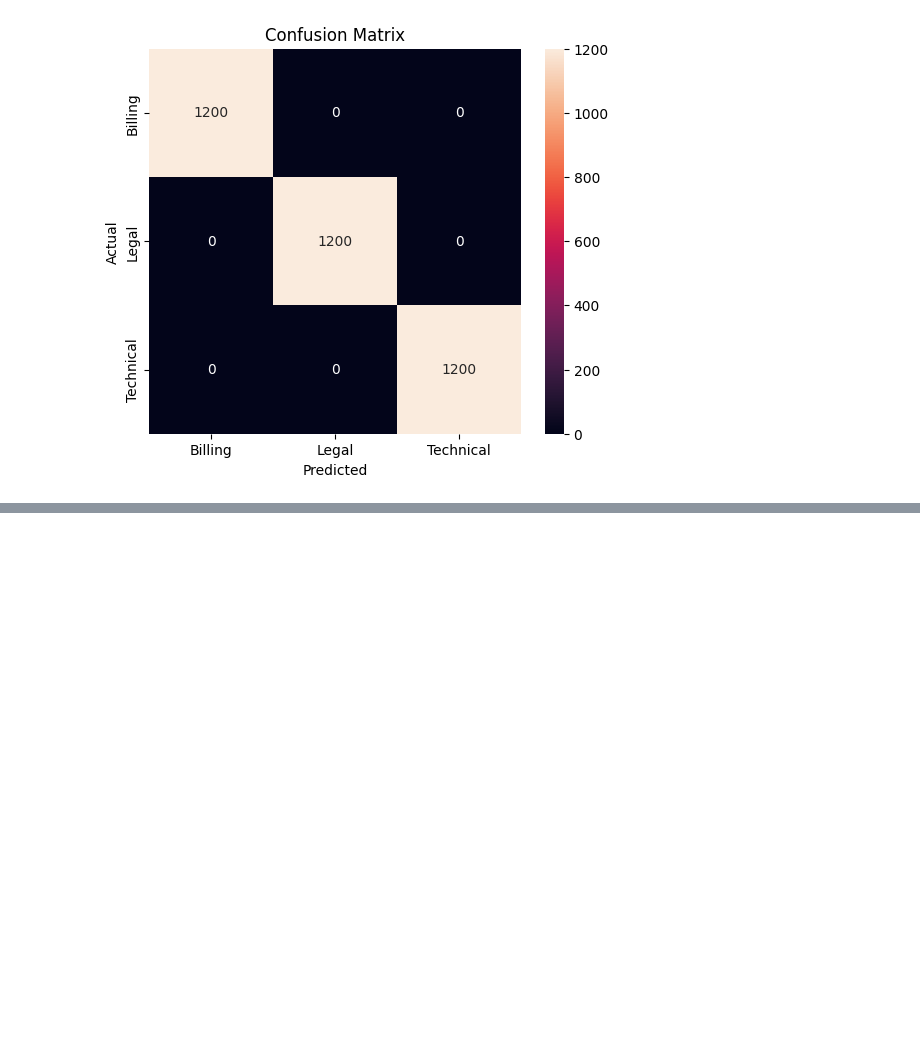
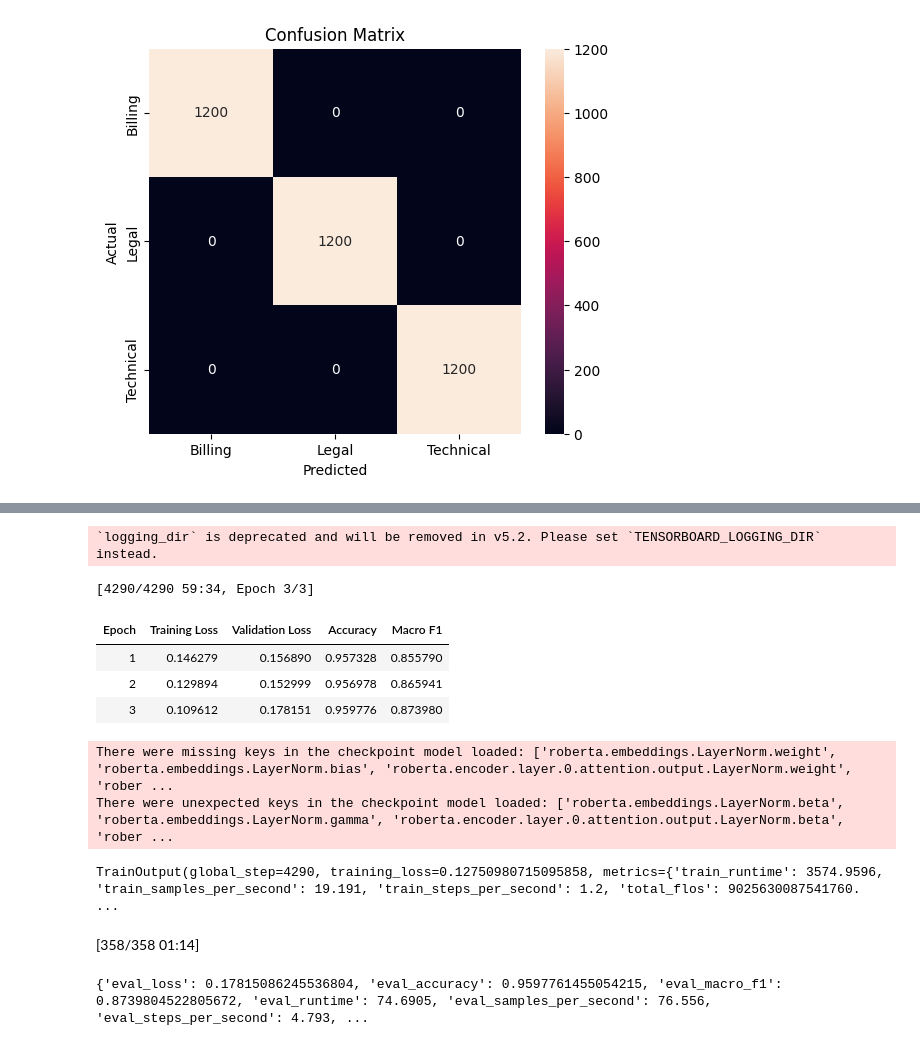
Before and after one commit to mdaashir/Smart-Support, a Jupyter notebook: models.ipynb, the cells around one changed output, grey strips where cells are left out. Drawn from its saved outputs; the diff is of its cells as text; code cells hidden in the pictures; blank space fills up the shorter version.

```diff
--- a/models.ipynb
+++ b/models.ipynb
@@ -559,0 +430,9 @@ Returns and Exchanges
+# %%
+MODEL_NAME = "xlm-roberta-base"
+
+tokenizer = AutoTokenizer.from_pretrained(MODEL_NAME)
+
+model = AutoModelForSequenceClassification.from_pretrained(
+    MODEL_NAME,
+    num_labels=num_labels
+)
@@ -559,0 +495,53 @@ Returns and Exchanges
+# %%
+training_args = TrainingArguments(
+    output_dir="./results",
+    eval_strategy="epoch",
+    save_strategy="epoch",
+    logging_dir="./logs",
+    learning_rate=2e-5,
+    per_device_train_batch_size=16,
+    per_device_eval_batch_size=16,
+    num_train_epochs=3,
+    weight_decay=0.01,
+    load_best_model_at_end=True,
+    metric_for_best_model="macro_f1",
+)
+# %% [output]
+`logging_dir` is deprecated and will be removed in v5.2. Please set `TENSORBOARD_LOGGING_DIR` instead.
+# %%
+import evaluate
+metric = evaluate.load("f1")
+
+def compute_metrics(eval_pred):
+    logits, labels = eval_pred
+    predictions = np.argmax(logits, axis=-1)
+
+    return {
+        "accuracy": accuracy_score(labels, predictions),
+        "macro_f1": f1_score(labels, predictions, average="macro"),
+    }
+# %%
+trainer = Trainer(
+    model=model,
+    args=training_args,
+    train_dataset=train_dataset,
+    eval_dataset=test_dataset,
+    compute_metrics=compute_metrics,
+)
+# %%
+trainer.train()
+# %% [output]
+[4290/4290 59:34, Epoch 3/3]
+| Epoch | Training Loss | Validation Loss | Accuracy | Macro F1 |
+| 1 | 0.146279 | 0.156890 | 0.957328 | 0.855790 |
+| 2 | 0.129894 | 0.152999 | 0.956978 | 0.865941 |
+| 3 | 0.109612 | 0.178151 | 0.959776 | 0.873980 |
+There were missing keys in the checkpoint model loaded: ['roberta.embeddings.LayerNorm.weight', 'roberta.embeddings.LayerNorm.bias', 'roberta.encoder.layer.0.attention.output.LayerNorm.weight', 'rober ...
+There were unexpected keys in the checkpoint model loaded: ['roberta.embeddings.LayerNorm.beta', 'roberta.embeddings.LayerNorm.gamma', 'roberta.encoder.layer.0.attention.output.LayerNorm.beta', 'rober ...
+TrainOutput(global_step=4290, training_loss=0.12750980715095858, metrics={'train_runtime': 3574.9596, 'train_samples_per_second': 19.191, 'train_steps_per_second': 1.2, 'total_flos': 9025630087541760. ...
+# %%
+results = trainer.evaluate()
+print(results)
+# %% [output]
+[358/358 01:14]
+{'eval_loss': 0.17815086245536804, 'eval_accuracy': 0.9597761455054215, 'eval_macro_f1': 0.8739804522805672, 'eval_runtime': 74.6905, 'eval_samples_per_second': 76.556, 'eval_steps_per_second': 4.793, ...
```
Also changed, not shown: parts of 18 cells of this notebook.
